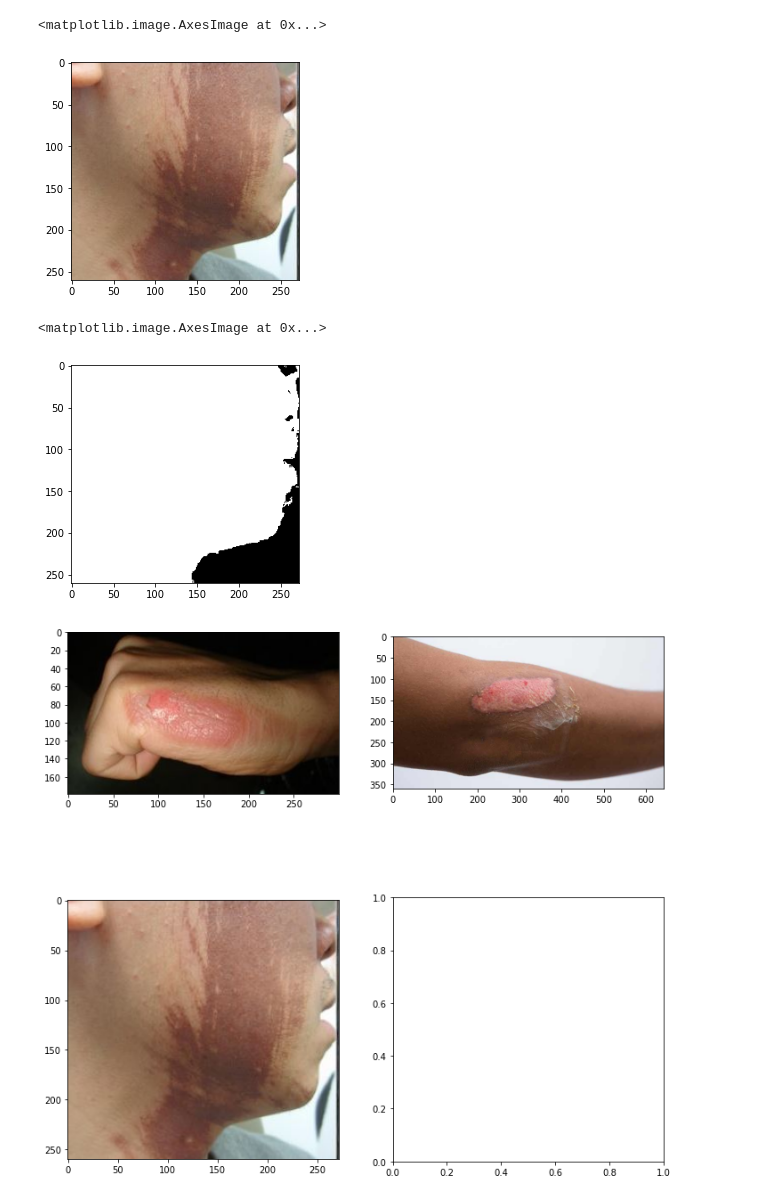
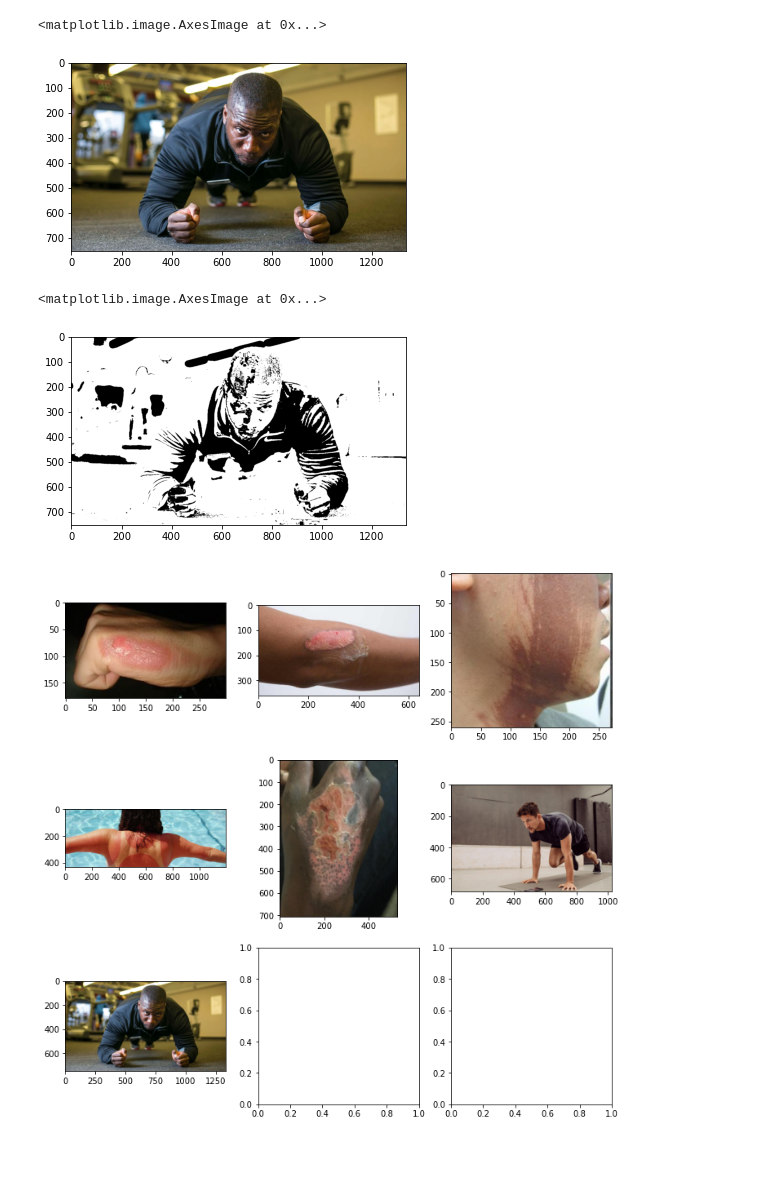
Before and after one commit to zachary-obrien/BurnEstimation, a Jupyter notebook: skin_detection.ipynb, the cells around one changed output. Cells and saved outputs as stored; diff of their text form; code cells hidden in the pictures; blank space fills up the shorter version.

Commit message:
End Day 1, 6  skin differences

```diff
--- a/skin_detection.ipynb
+++ b/skin_detection.ipynb
@@ -24,18 +26,17 @@ def get_skin(input_image, min_h=0, max_h=50):
     #restored_img = cv2.cvtColor(empty_image, cv2.COLOR_HLS2RGB)
     return empty_image
 # %%
-img = cv2.imread('./BurnDemo3.jpg')
+img = cv2.imread('./BurnDemo7.jpg')
 RGB_img = cv2.cvtColor(img, cv2.COLOR_BGR2RGB)
-tmp_hsi_image = cv2.cvtColor(RGB_img, cv2.COLOR_RGB2HLS)
 plt.imshow(RGB_img)
 # %% [output]
 <matplotlib.image.AxesImage at 0x...>
-[figure, old version]
+[figure, new version]
 # %%
-plt.imshow(get_skin(RGB_img, max_h=25), cmap='gray')
+plt.imshow(get_skin(RGB_img, max_h=150, min_h=0, min_i=25,  max_i=200), cmap='gray')
 # %% [output]
 <matplotlib.image.AxesImage at 0x...>
-[figure, old version]
+[figure, new version]
 # %%
 image_list = import_image_folder(image_folder)
 # %%
@@ -48,12 +49,12 @@ for image_name in image_list:
     converted_images.append(get_skin(RGB_img, max_h=25))
 # %%
 #originals
-_, axs = plt.subplots(2, 2, figsize=(12, 12))
+_, axs = plt.subplots(3, 3, figsize=(12, 12))
 axs = axs.flatten()
 for img, ax in zip(og_images, axs):
     ax.imshow(img)
 plt.show()
 # %% [output]
-[figure, old version]
+[figure, new version]
 # %%
 #skin
```
Also changed, not shown: parts of 4 cells of this notebook, 4 other files.
